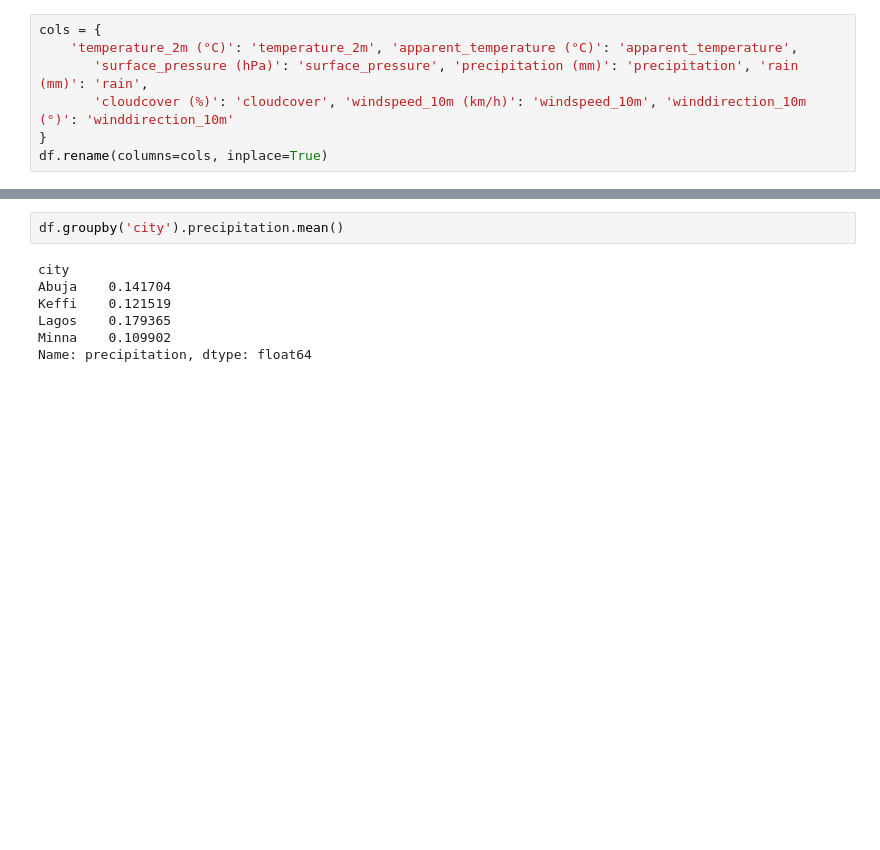
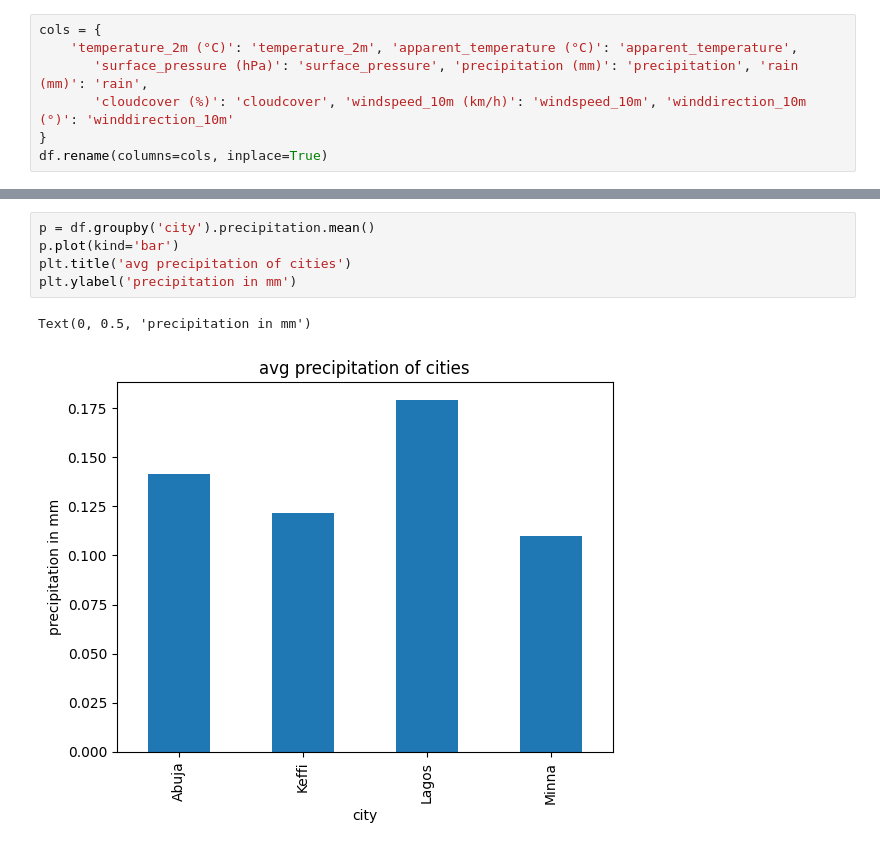
Before and after one commit to bakasheddy/Wheather_wiz, a Jupyter notebook: analysis.ipynb, the cells around one changed output, grey strips where cells are left out. Saved outputs shown, nothing was run; the diff lists cells and outputs as text; blank space fills up the shorter version.

```diff
--- a/analysis.ipynb
+++ b/analysis.ipynb
@@ -113,10 +111,9 @@ Name: surface_pressure, dtype: float64
 # %%
-df.groupby('city').precipitation.mean()
+p = df.groupby('city').precipitation.mean()
+p.plot(kind='bar')
+plt.title('avg precipitation of cities')
+plt.ylabel('precipitation in mm')
 # %% [output]
-city
-Abuja    0.141704
-Keffi    0.121519
-Lagos    0.179365
-Minna    0.109902
-Name: precipitation, dtype: float64
+Text(0, 0.5, 'precipitation in mm')
+[figure, added]
 # %%
```
Also changed, not shown: parts of 5 cells of this notebook.
